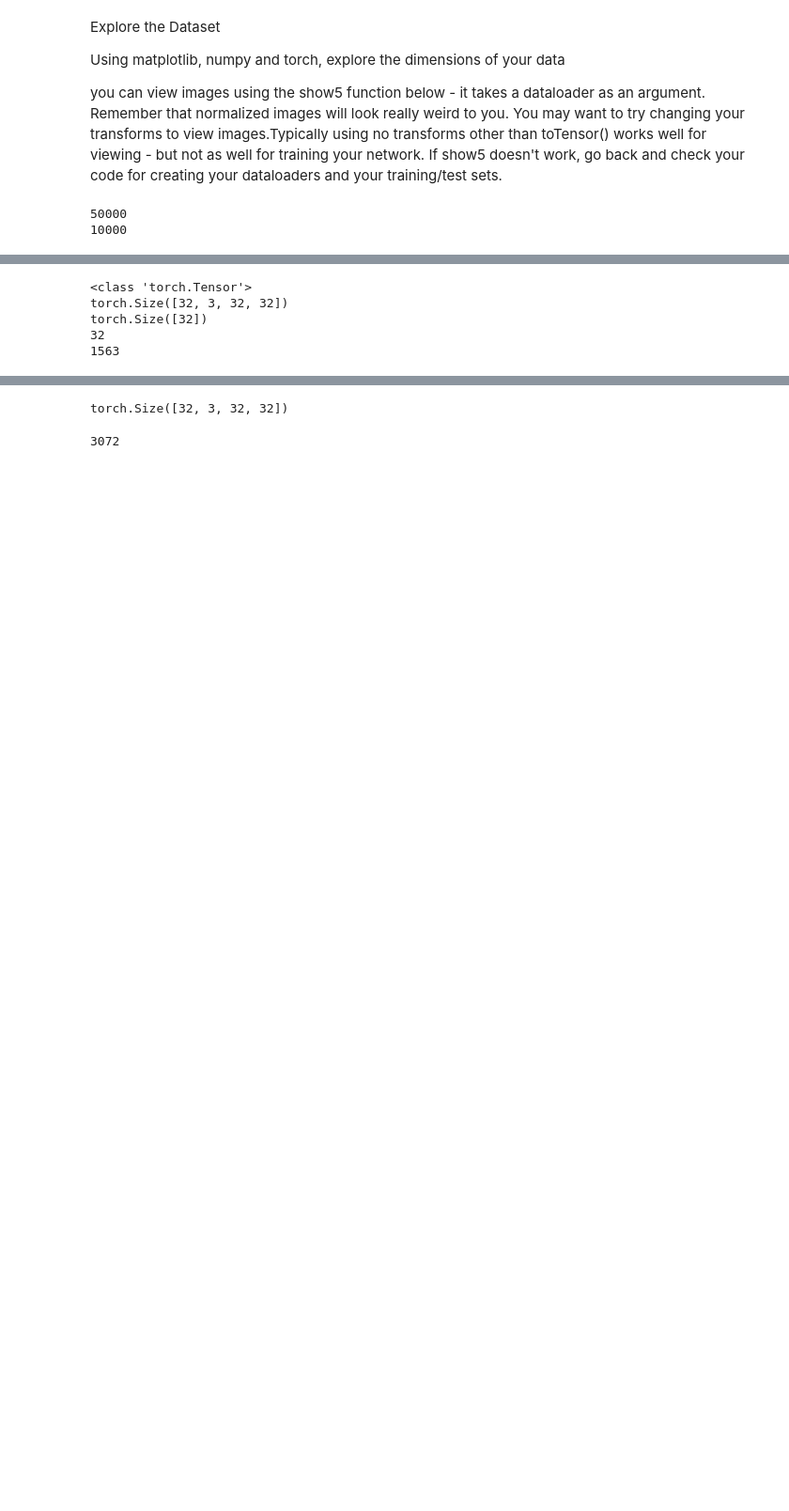
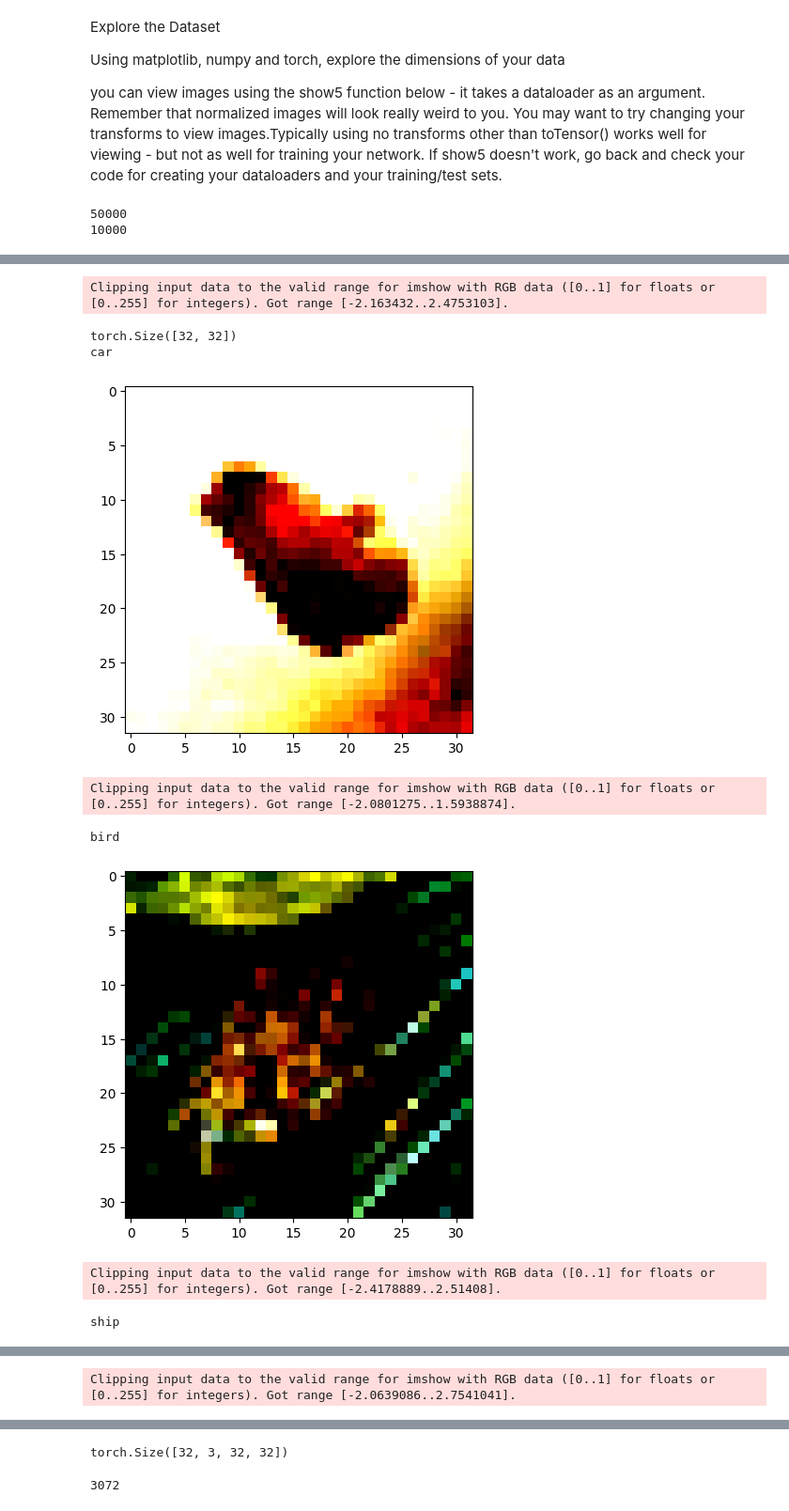
Before and after one commit to rolly9992/U_py_nano_project_2, a Jupyter notebook: CIFAR10_Final.ipynb, the cells around one changed output, grey strips where cells are left out. Shown at 94% size. Drawn from its saved outputs; the diff is of its cells as text; code cells hidden in the pictures; blank space fills up the shorter version.

```diff
--- a/CIFAR10_Final.ipynb
+++ b/CIFAR10_Final.ipynb
@@ -160,20 +180,11 @@ bird
 # %%
-# #explore data
-image, label = next(iter(trainloader))
-#image.shape
-print(image[0][0].shape)
-show5(trainloader)
-#do more exploring... need to get proper shape before building the network.
-dataiter = iter(trainloader)
-images, labels = next(dataiter)
-print(type(images))
-print(images.shape)
-print(labels.shape)
-print(len(images))
-print(len(dataiter))
 # %% [output]
-<class 'torch.Tensor'>
-torch.Size([32, 3, 32, 32])
-torch.Size([32])
-32
-1563
+Clipping input data to the valid range for imshow with RGB data ([0..1] for floats or [0..255] for integers). Got range [-2.163432..2.4753103].
+torch.Size([32, 32])
+car
+[figure, added]
+Clipping input data to the valid range for imshow with RGB data ([0..1] for floats or [0..255] for integers). Got range [-2.0801275..1.5938874].
+bird
+[figure, added]
+Clipping input data to the valid range for imshow with RGB data ([0..1] for floats or [0..255] for integers). Got range [-2.4178889..2.51408].
+ship
@@ -179,0 +192 @@ torch.Size([32])
+Clipping input data to the valid range for imshow with RGB data ([0..1] for floats or [0..255] for integers). Got range [-2.0639086..2.7541041].
```
Also changed, not shown: parts of 21 cells of this notebook, 1 other file.
